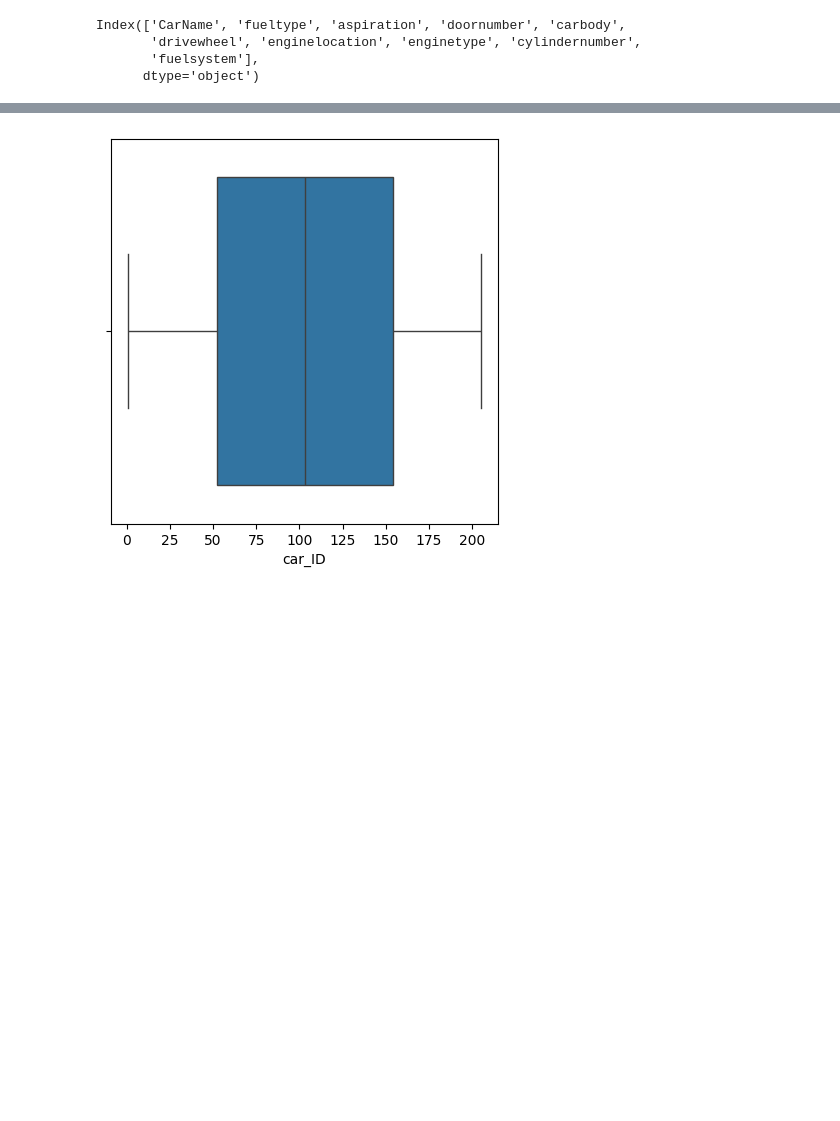
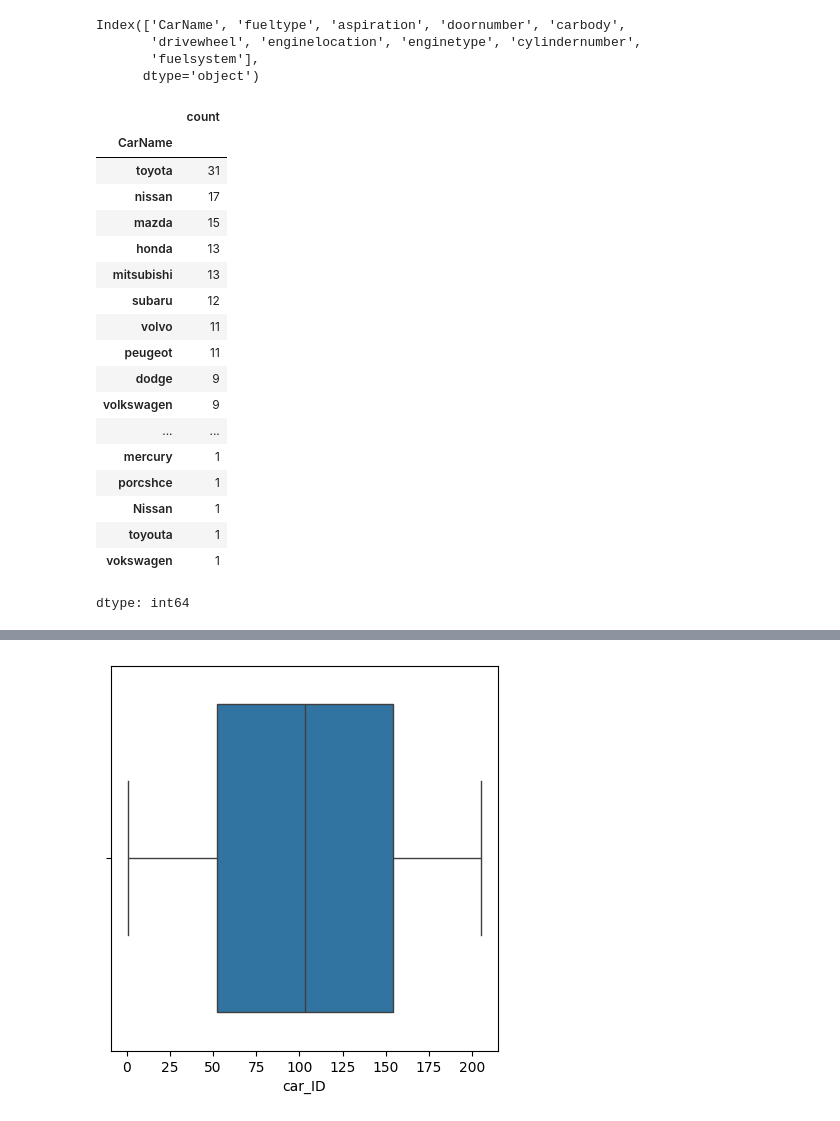
Before and after one commit to devpatel0005/Car-Price-Prediction, a Jupyter notebook: car_price_prediction.ipynb, the cells around one changed output, grey strips where cells are left out. Saved outputs shown, nothing was run; the diff lists cells and outputs as text; code cells hidden in the pictures; blank space fills up the shorter version.

```diff
--- a/car_price_prediction.ipynb
+++ b/car_price_prediction.ipynb
@@ -94,0 +99,22 @@ Index(['CarName', 'fueltype', 'aspiration', 'doornumber', 'carbody',
+# %%
+df['CarName'].value_counts()
+# %% [output]
+|  | count |
+| CarName |  |
+| toyota | 31 |
+| nissan | 17 |
+| mazda | 15 |
+| honda | 13 |
+| mitsubishi | 13 |
+| subaru | 12 |
+| volvo | 11 |
+| peugeot | 11 |
+| dodge | 9 |
+| volkswagen | 9 |
+| ... | ... |
+| mercury | 1 |
+| porcshce | 1 |
+| Nissan | 1 |
+| toyouta | 1 |
+| vokswagen | 1 |
+dtype: int64
```
Also changed, not shown: parts of 10 cells of this notebook.
